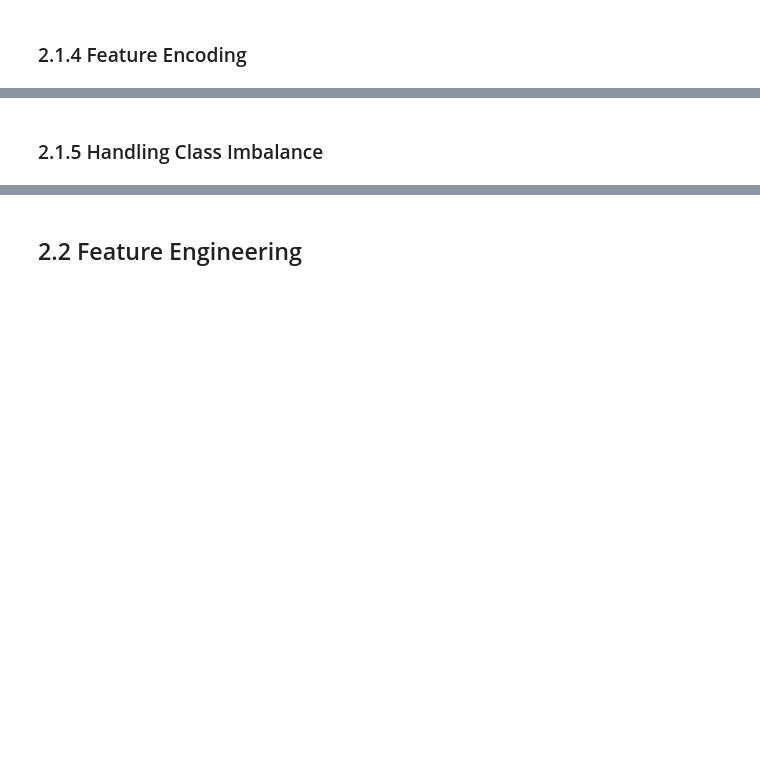
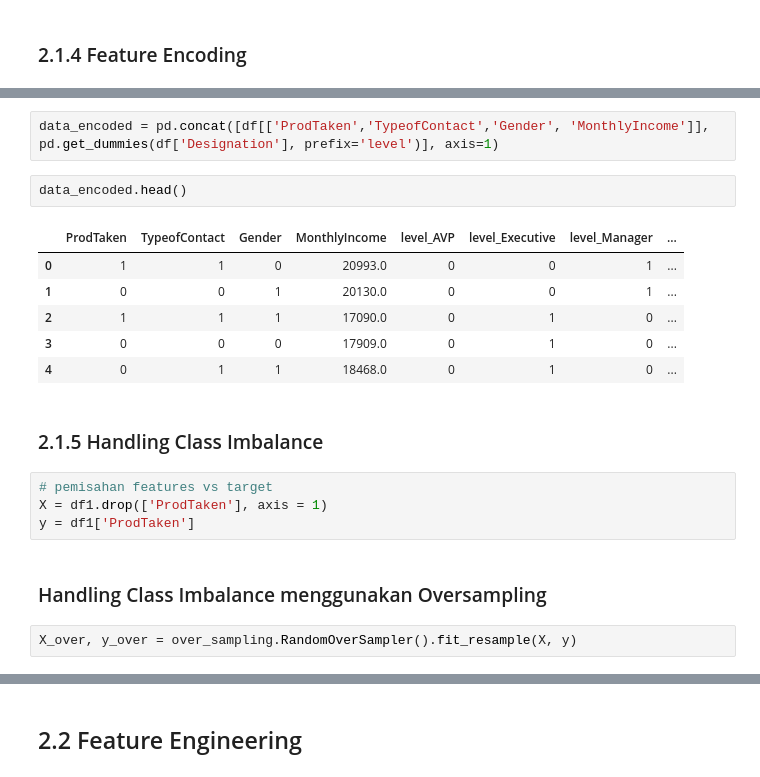
Before and after one commit to andreadeputra/Rakamin_Final_Project, a Jupyter notebook: Infinity.ipynb, the cells around one changed output, grey strips where cells are left out. Saved outputs shown, nothing was run; the diff lists cells and outputs as text; blank space fills up the shorter version.

```diff
--- a/Infinity.ipynb
+++ b/Infinity.ipynb
@@ -564,2 +646,21 @@ memory usage: 623.9+ KB
+# %%
+data_encoded = pd.concat([df[['ProdTaken','TypeofContact','Gender', 'MonthlyIncome']], pd.get_dummies(df['Designation'], prefix='level')], axis=1)
+# %%
+data_encoded.head()
+# %% [output]
+|  | ProdTaken | TypeofContact | Gender | MonthlyIncome | level_AVP | level_Executive | level_Manager | ... |
+| 0 | 1 | 1 | 0 | 20993.0 | 0 | 0 | 1 | ... |
+| 1 | 0 | 0 | 1 | 20130.0 | 0 | 0 | 1 | ... |
+| 2 | 1 | 1 | 1 | 17090.0 | 0 | 1 | 0 | ... |
+| 3 | 0 | 0 | 0 | 17909.0 | 0 | 1 | 0 | ... |
+| 4 | 0 | 1 | 1 | 18468.0 | 0 | 1 | 0 | ... |
 # %% [markdown]
 ### 2.1.5 Handling Class Imbalance
+# %%
+# pemisahan features vs target
+X = df1.drop(['ProdTaken'], axis = 1)
+y = df1['ProdTaken']
+# %% [markdown]
+### Handling Class Imbalance menggunakan Oversampling
+# %%
+X_over, y_over = over_sampling.RandomOverSampler().fit_resample(X, y)
```
Also changed, not shown: parts of 25 cells of this notebook.
